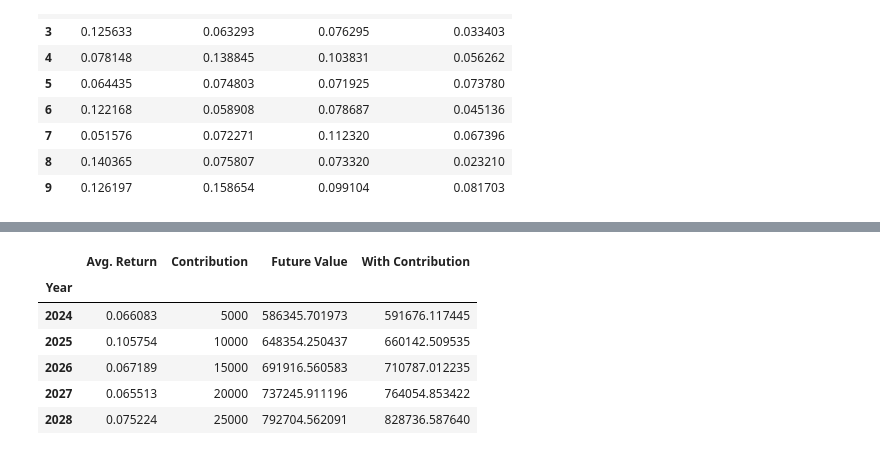
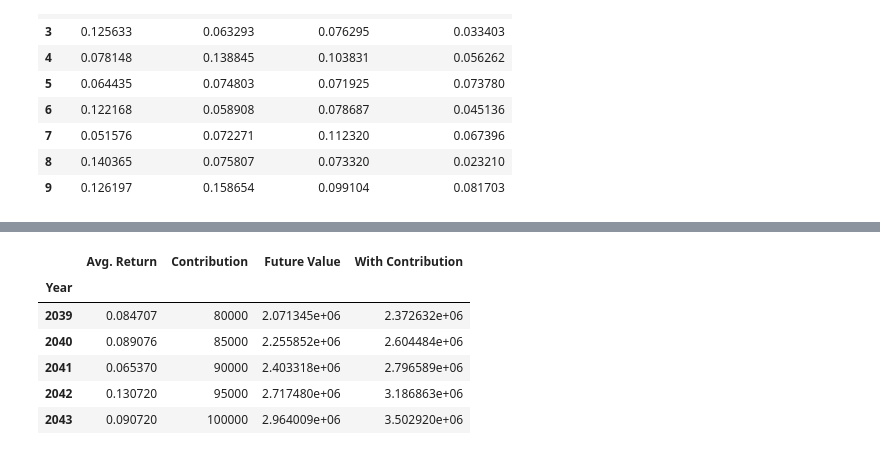
Before and after one commit to BotanicalAmy/Retirement-Forecaster, a Jupyter notebook: Retirement_Simulator.ipynb, the cells around one changed output, grey strips where cells are left out. Drawn from its saved outputs; the diff is of its cells as text; code cells hidden in the pictures.

```diff
--- a/Retirement_Simulator.ipynb
+++ b/Retirement_Simulator.ipynb
@@ -72,7 +72,9 @@ for i in range(500):
 #adding the aggresive future returns to the futures dataframe
 future_returns['Conservative Future'] = conservative_returns
 # %%
-future_returns.to_csv('Data/futurereturns.csv')
+# the original sample was run to create the future returns csv, the csv is now linked to prevent rerunning the same function unnecessarily
+# future_returns.to_csv('Data/futurereturns.csv')
+future_returns = pd.read_csv('Data/futurereturns.csv')
 # %% [markdown]
 ## Plotting the return rate distributions
 
@@ -150,6 +152,7 @@ The goal of this retirement simulator is to simulate the same patterns found in
 
 *I can calculate the motion of heavenly bodies, but not the madness of people.” — Sir Isaac Newton.*
 # %%
+future_returns = future_returns.drop(columns='Unnamed: 0')
 future_returns.head(10)
 # %% [output]
 |  | S&P Future | Aggressive Future | Moderate Future | Conservative Future |
@@ -310,90 +336,37 @@ forecast_values.head(10)
 # %%
 #enter the investor type (aggressive, moderate, conservative or nervous), the initial investment, and the number of years to forecast
 def retirement_income(investor, investment, contribution, years):
-    forecast_rates = list(investor.values())[0]
-    investor_type = list(investor.keys())[0]
-    sample_count = 0
-    forecast_samples = {}
-    forecast_df = [0,0]
-
-    #require the user to enter a minimum of 10 years
-    if years < 10:
-        return('Please enter a forecast period of at least 10 years')
-    else:
-        pass
-    #creating a sample that follows the same patterns of positive and negative change, as well as negative returns
-    while sample_count < 5:
-        rates = random.sample(forecast_rates, years)
-        negative = negative_counter(rates)
-        positive_change = positive_change_counter(rates)
-        if positive_change >= 40 and positive_change <= 50:
-            if investor_type == 'aggressive_investor':
-                if negative < 10:
-                    pass
-                else:
-                    agg_rates = rates.copy()
-                    column_name = 'Sample ' + str(sample_count+1)
-                    forecast_samples[column_name] = agg_rates
-                    sample_count += 1
-            #creating nervous investor, zero rates signify pulling out of the market
-            if investor_type == 'nervous_investor':
-                #this statement is pushing the zeroed values into my aggressive return dataframe
-                if negative < 10:
-                    pass
-                else:
-                    #if investor is nervous, replace the three consecutive returns after a negative rate with a zero
-                    nervous_rates = rates.copy()
-                    for i in range(len(nervous_rates)-3):
-                        if nervous_rates[i] < 0:
-                            nervous_rates[i+1] = 0
-                            nervous_rates[i+2] = 0
-                            nervous_rates[i+3] = 0
-                    zero_rates = nervous_rates
-                    column_name = 'Sample ' + str(sample_count+1)
-                    forecast_samples[column_name] = zero_rates
-                    sample_count += 1
-            #conservative or moderate investor
-            if investor_type == 'conservative_investor' or investor_type == 'moderate_investor':
-                con_mod_rates = rates.copy()
-                column_name = 'Sample ' + str(sample_count+1)
-                forecast_samples[column_name] = con_mod_rates
-                sample_count += 1
-            else:
-                pass
-        else:
-            pass
-
-    #create dataframe from the dictionary
-    forecast_df = pd.DataFrame(forecast_samples)
+    #use the rate sampler to create a dataframe of future return rates
+    forecast_df = rate_sampler(investor, years)
     #create  year column, starting with the current year and adding a year for each row
     forecast_df['Year'] = datetime.now().year + forecast_df.index
     forecast_df.set_index('Year', inplace=True)
     #create a new dataframe that averages the 5 sample columns as one average return rate
     income_df = forecast_df.copy()
     #average the 5 samples
     income_df['Avg. Return'] = forecast_df.mean(axis=1)
     income_df.drop(columns=['Sample 1', 'Sample 2', 'Sample 3', 'Sample 4', 'Sample 5'], inplace=True)
-    #create a new column that shows the future value of the investment
     #create a column that counts the number of years
     year_count = (income_df.index - income_df.index[0])+1
+    #create columns to show the contribution total, the future value of the investment, and the future value with the contribution
     income_df['Contribution']= contribution*year_count
     income_df['Future Value'] = investment*(1 + income_df['Avg. Return']).cumprod()
     income_df['With Contribution'] = (investment + income_df['Contribution'])*(1 + income_df['Avg. Return']).cumprod()
     # column below used for data validation, not needed for final output
     # income_df['Contribution Gain'] = income_df['With Contribution'] - income_df['Future Value']
     return income_df
 
 
 retirement_df = retirement_income(aggressive,550000,5000,20)
-retirement_df.head()
+retirement_df.tail()
 # %% [output]
 |  | Avg. Return | Contribution | Future Value | With Contribution |
 | Year |  |  |  |  |
-| 2024 | 0.066083 | 5000 | 586345.701973 | 591676.117445 |
-| 2025 | 0.105754 | 10000 | 648354.250437 | 660142.509535 |
-| 2026 | 0.067189 | 15000 | 691916.560583 | 710787.012235 |
-| 2027 | 0.065513 | 20000 | 737245.911196 | 764054.853422 |
-| 2028 | 0.075224 | 25000 | 792704.562091 | 828736.587640 |
+| 2039 | 0.084707 | 80000 | 2.071345e+06 | 2.372632e+06 |
+| 2040 | 0.089076 | 85000 | 2.255852e+06 | 2.604484e+06 |
+| 2041 | 0.065370 | 90000 | 2.403318e+06 | 2.796589e+06 |
+| 2042 | 0.130720 | 95000 | 2.717480e+06 | 3.186863e+06 |
+| 2043 | 0.090720 | 100000 | 2.964009e+06 | 3.502920e+06 |
 # %%
 #take the final future value and multiply it by 4% to get the annual income
 final_year = retirement_df.index[-1]
```
Also changed, not shown: parts of 17 cells of this notebook, 1 other file.
